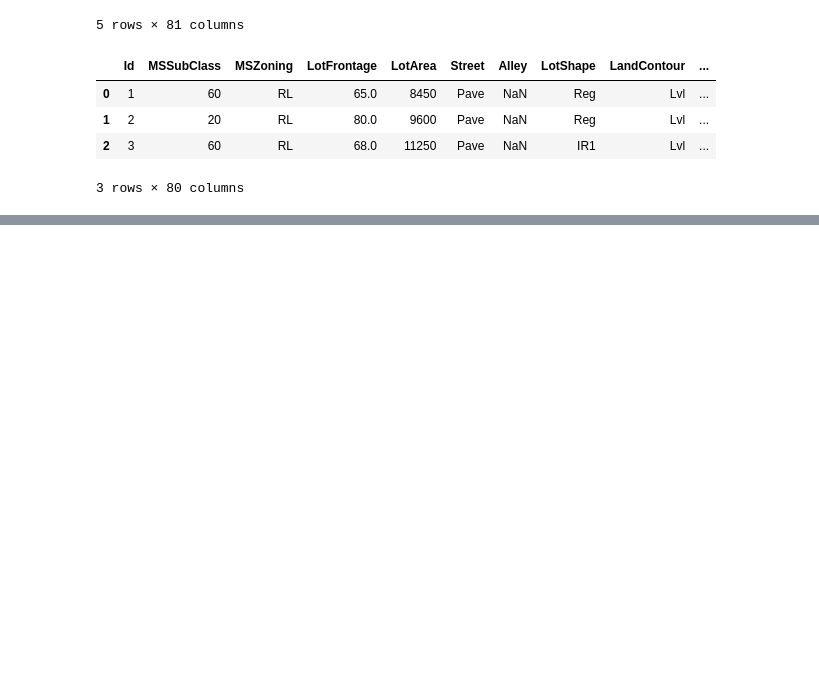
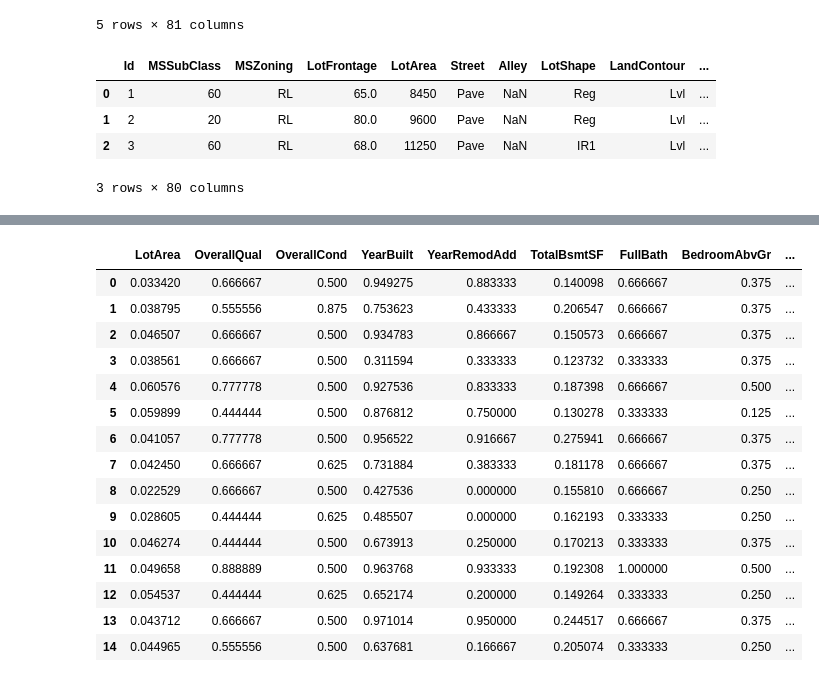
Before and after one commit to Koushikl0l/data-science, a Jupyter notebook: House_price_pred.ipynb, the cells around one changed output, grey strips where cells are left out. Cells and saved outputs as stored; diff of their text form; code cells hidden in the pictures; blank space fills up the shorter version.

```diff
--- a/House_price_pred.ipynb
+++ b/House_price_pred.ipynb
@@ -63,0 +69,4 @@ x.head(3)
+# %%
+mean_value=x['MiscVal'].mean()
+x['MiscVal'].replace(0, mean_value, inplace= True)
+x.head(10)
@@ -63,0 +87,4 @@ x.head(3)
+# %%
+scaler = MinMaxScaler(feature_range=(0, 1))
+feature=scaler.fit_transform(x)
+feature[:10]
@@ -63,0 +109,22 @@ x.head(3)
+# %%
+#feature array to new dataframe
+new_df=df = pd.DataFrame(feature,columns=new_col)
+# %%
+new_df.head(15)
+# %% [output]
+|  | LotArea | OverallQual | OverallCond | YearBuilt | YearRemodAdd | TotalBsmtSF | FullBath | BedroomAbvGr | ... |
+| 0 | 0.033420 | 0.666667 | 0.500 | 0.949275 | 0.883333 | 0.140098 | 0.666667 | 0.375 | ... |
+| 1 | 0.038795 | 0.555556 | 0.875 | 0.753623 | 0.433333 | 0.206547 | 0.666667 | 0.375 | ... |
+| 2 | 0.046507 | 0.666667 | 0.500 | 0.934783 | 0.866667 | 0.150573 | 0.666667 | 0.375 | ... |
+| 3 | 0.038561 | 0.666667 | 0.500 | 0.311594 | 0.333333 | 0.123732 | 0.333333 | 0.375 | ... |
+| 4 | 0.060576 | 0.777778 | 0.500 | 0.927536 | 0.833333 | 0.187398 | 0.666667 | 0.500 | ... |
+| 5 | 0.059899 | 0.444444 | 0.500 | 0.876812 | 0.750000 | 0.130278 | 0.333333 | 0.125 | ... |
+| 6 | 0.041057 | 0.777778 | 0.500 | 0.956522 | 0.916667 | 0.275941 | 0.666667 | 0.375 | ... |
+| 7 | 0.042450 | 0.666667 | 0.625 | 0.731884 | 0.383333 | 0.181178 | 0.666667 | 0.375 | ... |
+| 8 | 0.022529 | 0.666667 | 0.500 | 0.427536 | 0.000000 | 0.155810 | 0.666667 | 0.250 | ... |
+| 9 | 0.028605 | 0.444444 | 0.625 | 0.485507 | 0.000000 | 0.162193 | 0.333333 | 0.250 | ... |
+| 10 | 0.046274 | 0.444444 | 0.500 | 0.673913 | 0.250000 | 0.170213 | 0.333333 | 0.375 | ... |
+| 11 | 0.049658 | 0.888889 | 0.500 | 0.963768 | 0.933333 | 0.192308 | 1.000000 | 0.500 | ... |
+| 12 | 0.054537 | 0.444444 | 0.625 | 0.652174 | 0.200000 | 0.149264 | 0.333333 | 0.250 | ... |
+| 13 | 0.043712 | 0.666667 | 0.500 | 0.971014 | 0.950000 | 0.244517 | 0.666667 | 0.375 | ... |
+| 14 | 0.044965 | 0.555556 | 0.500 | 0.637681 | 0.166667 | 0.205074 | 0.333333 | 0.250 | ... |
```
Also changed, not shown: parts of 8 cells of this notebook.
